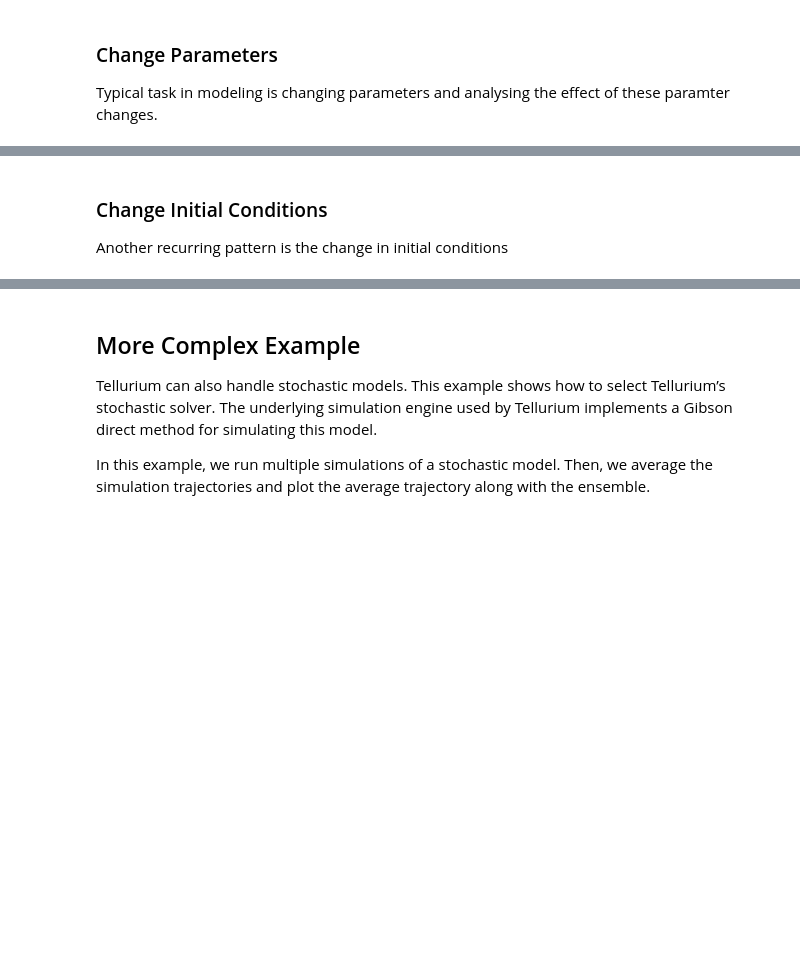
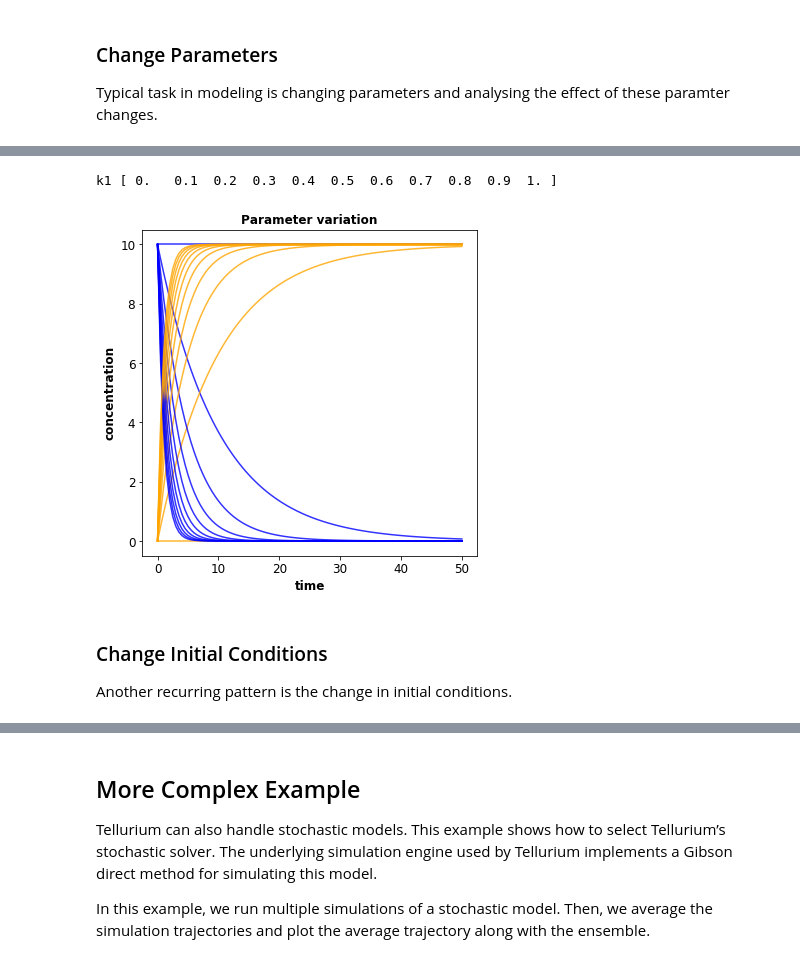
Before and after one commit to matthiaskoenig/lisym-tutorial, a Jupyter notebook: notebooks/quickstart.ipynb, the cells around one changed output, grey strips where cells are left out. Saved outputs shown, nothing was run; the diff lists cells and outputs as text; code cells hidden in the pictures; blank space fills up the shorter version.

```diff
--- a/notebooks/quickstart.ipynb
+++ b/notebooks/quickstart.ipynb
@@ -59,3 +165,49 @@ simple.plot(s)
+# %%
+# general imports
+%matplotlib inline
+import numpy as np
+import matplotlib
+from matplotlib import pyplot as plt
+plt.rcParams.update({
+        'axes.labelsize': 'large',
+        'axes.labelweight': 'bold',
+        'axes.titlesize': 'large',
+        'axes.titleweight': 'bold',
+        'legend.fontsize': 'small',
+        'xtick.labelsize': 'large',
+        'ytick.labelsize': 'large',
+    })
+# %%
+# parameters to vary
+k1_values = np.linspace(start=0, stop=1.0, num=11)
+print("k1", k1_values)
+
+# perform simulation
+results = []
+for k1 in k1_values:
+    # reset
+    simple.resetAll()
+    simple.k1 = k1
+    # simulate
+    s = simple.simulate(start=0, end=50, steps=100)
+    # store results
+    results.append(s)
+
+# plotting the results
+f, ax1 = plt.subplots(nrows=1, ncols=1, figsize=(6, 6))
+
+for s in results:
+    time = s["time"]
+    ax1.plot(time, s['[S1]'], color="blue", alpha=0.8)
+    ax1.plot(time, s['[S2]'], color="orange", alpha=0.8)
+
+ax1.set_title("Parameter variation")
+ax1.set_xlabel("time")
+ax1.set_ylabel("concentration")
+plt.show()
+# %% [output]
+k1 [ 0.   0.1  0.2  0.3  0.4  0.5  0.6  0.7  0.8  0.9  1. ]
+[figure, added]
 # %% [markdown]
 ### Change Initial Conditions
-Another recurring pattern is the change in initial conditions
+Another recurring pattern is the change in initial conditions.
```
Also changed, not shown: parts of 13 cells of this notebook, 5 other files.
